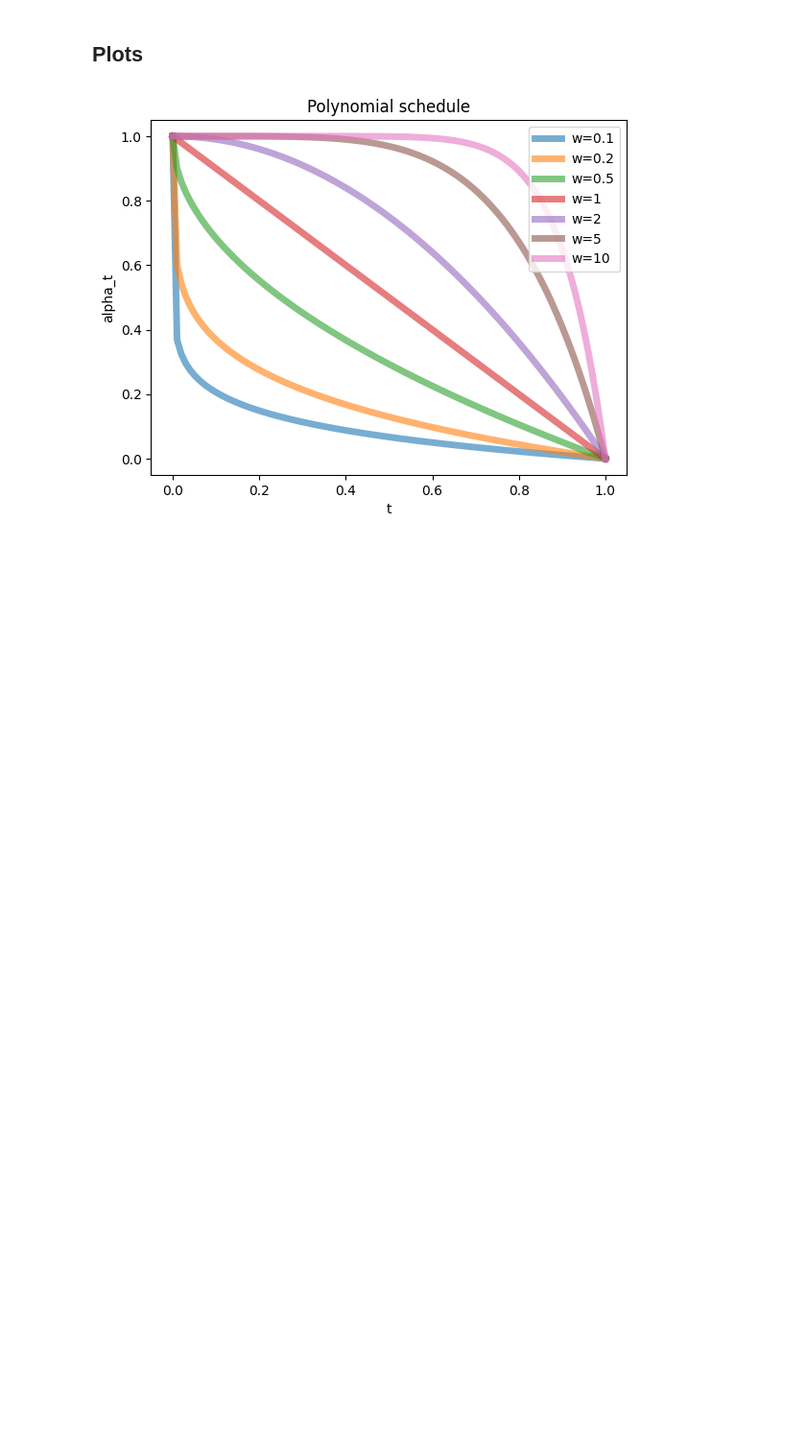
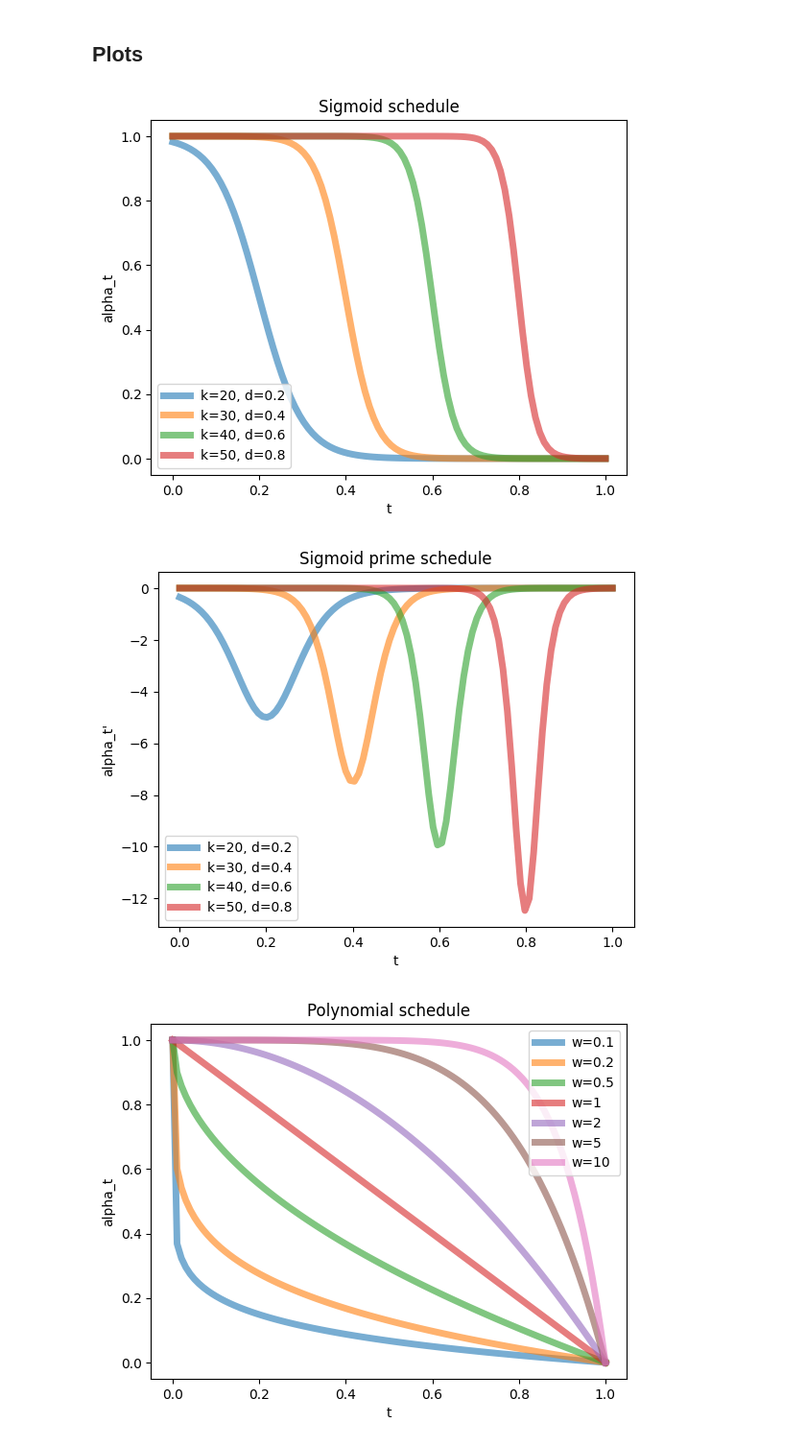
Before and after one commit to Yuwan3154/proteina, a Jupyter notebook: proteina.ipynb, the cells around one changed output. Shown at 96% size. Saved outputs shown, nothing was run; the diff lists cells and outputs as text; code cells hidden in the pictures; blank space fills up the shorter version.

```diff
--- a/proteina.ipynb
+++ b/proteina.ipynb
@@ -61,6 +61,35 @@ def compute_lddt(gt_coord, template_coord, cutoff=15, local_cutoff=[0.5, 1.0, 2.
     lddt = np.mean(local_dist_mask, axis=0)
     lddt = (global_dist_mask * lddt).sum(axis=0) / global_dist_mask.sum(axis=0)
     return lddt
+# %%
+x = np.linspace(0, 1, 100)
+k_lst = [20, 30, 40, 50, 60]
+d_lst = [0.2, 0.4, 0.6, 0.8]
+def parametrized_sigmoid(x, k, d):
+    return 1 - 1 / (1 + np.exp(-k * (x - d)))
+def parametrized_sigmoid_prime(x, k, d):
+    return -k * parametrized_sigmoid(x, k, d) * (1 - parametrized_sigmoid(x, k, d))
+
+for k, d in zip(k_lst, d_lst):
+    plt.plot(x, parametrized_sigmoid(x, k, d),
+       '-', lw=5, alpha=0.6, label=f'k={k}, d={d}')
+plt.title("Sigmoid schedule")
+plt.xlabel("t")
+plt.ylabel("alpha_t")
+plt.legend()
+plt.show()
+
+for k, d in zip(k_lst, d_lst):
+    plt.plot(x, parametrized_sigmoid_prime(x, k, d),
+       '-', lw=5, alpha=0.6, label=f'k={k}, d={d}')
+plt.title("Sigmoid prime schedule")
+plt.xlabel("t")
+plt.ylabel("alpha_t'")
+plt.legend()
+plt.show()
+# %% [output]
+[figure, added]
+[figure, added]
 # %%
 x = np.linspace(0, 1, 100)
 w_lst = [1/10, 1/5, 1/2, 1, 2, 5, 10]
```
Also changed, not shown: 17 other files.
